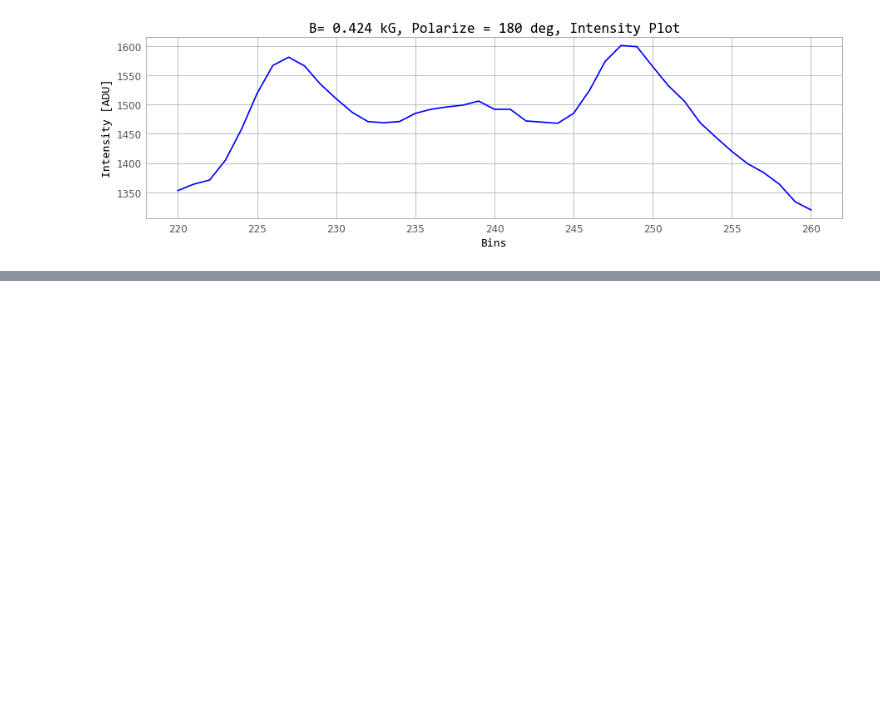
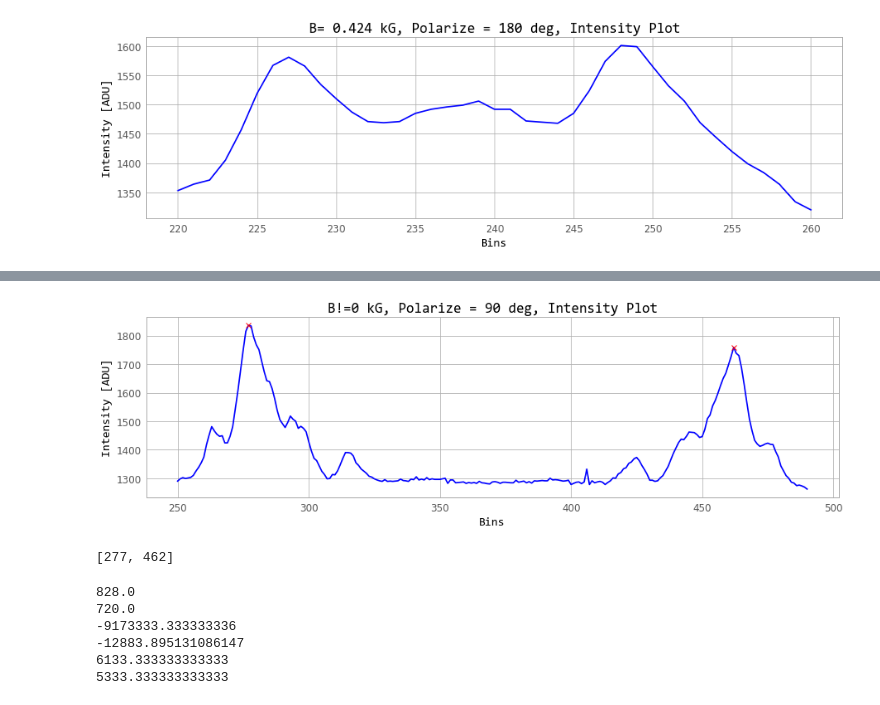
Before and after one commit to Drixitel/134-Lab-Spring-2023, a Jupyter notebook: Code/Zeeman/Data/Attempt3.ipynb, the cells around one changed output, grey strips where cells are left out. Cells and saved outputs as stored; diff of their text form; code cells hidden in the pictures; blank space fills up the shorter version.

```diff
--- a/Code/Zeeman/Data/Attempt3.ipynb
+++ b/Code/Zeeman/Data/Attempt3.ipynb
@@ -336,0 +356,33 @@ Plots(xdata3, ydata3,"B= 0.424 kG, Polarize = 180 deg, Intensity Plot", 'Bins',
+# %%
+r =832.5
+tp, nx,ny = LabelPeaks_ShrinkData(bins90, intensities90,250,490,1400)
+Plots(nx, ny,"B!=0 kG, Polarize = 90 deg, Intensity Plot", 'Bins', 'Intensity [ADU]')
+PlotNewPeaks(tp, intensities90)
+# %% [output]
+[figure, added]
+# %%
+print(tp)
+# %% [output]
+[277, 462]
+# %%
+r90 = RadiusMicoMeter(278,462)
+r90_2 = RadiusMicoMeter(290,450)
+print(r90)
+print(r90_2)
+
+theta1 = r90/(135E-3)
+theta2 = r90_2/(135E-3)
+
+deltatheta = theta2**2 - theta1**2
+print(deltatheta)
+divB = deltatheta/(0.356E3)
+print(divB/2)
+print(theta1)
+print(theta2)
+# %% [output]
+828.0
+720.0
+-9173333.333333336
+-12883.895131086147
+6133.333333333333
+5333.333333333333
```
Also changed, not shown: parts of 7 cells of this notebook, 1 other file.
